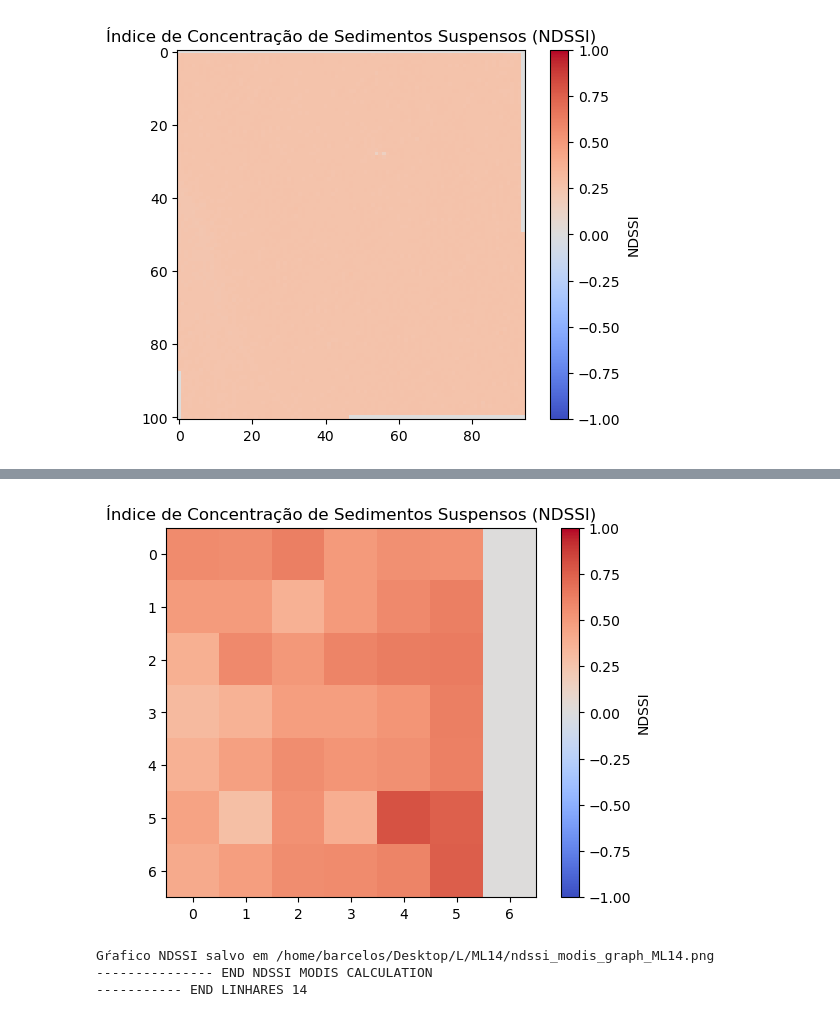
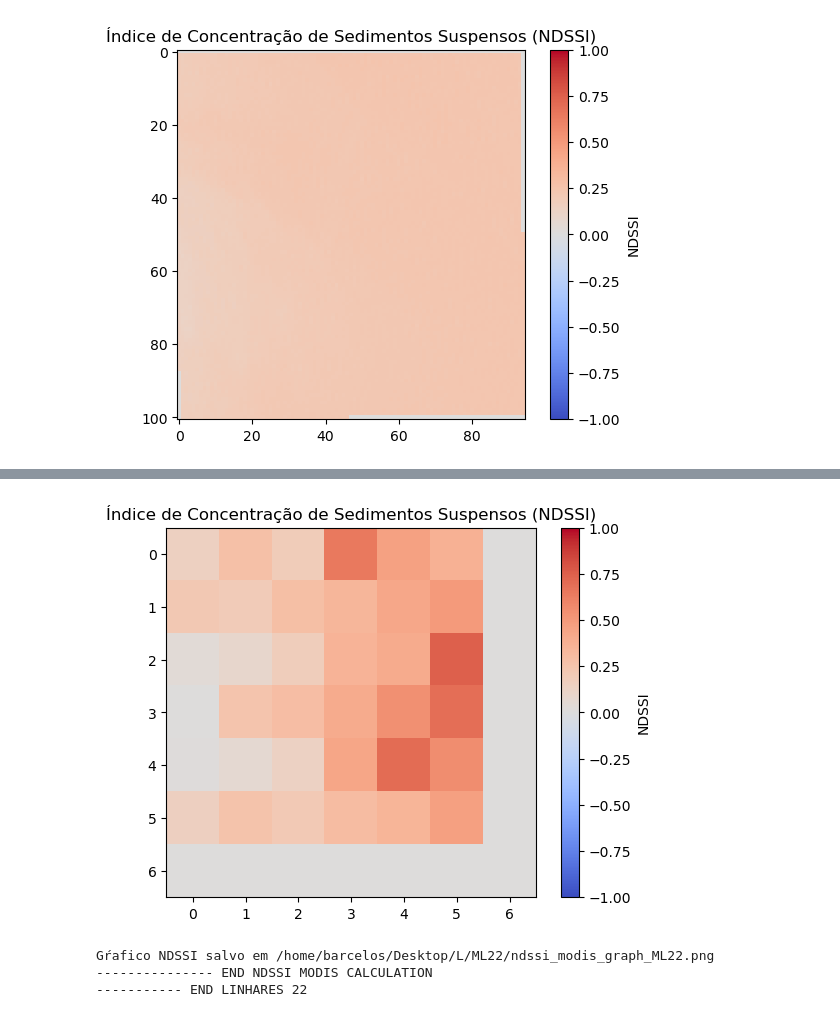
Before and after one commit to mateuspit/tcc2_python, a Jupyter notebook: test.ipynb, the cells around one changed output, grey strips where cells are left out. Cells and saved outputs as stored; diff of their text form; code cells hidden in the pictures.

Commit message:
linhares done

```diff
--- a/test.ipynb
+++ b/test.ipynb
@@ -7,20 +7,82 @@ caminhos_imagens_OLI_L14 = [
     '/home/barcelos/Desktop/L/LL14/LC08_L1TP_215074_20141229_20200910_02_T1_B4.TIF',
     '/home/barcelos/Desktop/L/LL14/LC08_L1TP_215074_20141229_20200910_02_T1_B5.TIF'
 ]
-
 caminhos_imagens_MODIS_L14 = [
     '/home/barcelos/Desktop/L/ML14/ML14/2014-11-29-00:00_2014-11-29-23:59_MODIS_B1.TIF',
     '/home/barcelos/Desktop/L/ML14/ML14/2014-11-29-00:00_2014-11-29-23:59_MODIS_B2.TIF',
     '/home/barcelos/Desktop/L/ML14/ML14/2014-11-29-00:00_2014-11-29-23:59_MODIS_B3.TIF',
     '/home/barcelos/Desktop/L/ML14/ML14/2014-11-29-00:00_2014-11-29-23:59_MODIS_B4.TIF'
 ]
+diretorio_destino_pai_OLI_L14 = '/home/barcelos/Desktop/L/LL14/'
+diretorio_destino_pai_MODIS_L14 = '/home/barcelos/Desktop/L/ML14/'
+
+
+caminhos_imagens_OLI_L15 = [
+    '/home/barcelos/Desktop/L/LL15/LC08_L1TP_215074_20151216_20200908_02_T1_B2.TIF',
+    '/home/barcelos/Desktop/L/LL15/LC08_L1TP_215074_20151216_20200908_02_T1_B3.TIF',
+    '/home/barcelos/Desktop/L/LL15/LC08_L1TP_215074_20151216_20200908_02_T1_B4.TIF',
+    '/home/barcelos/Desktop/L/LL15/LC08_L1TP_215074_20151216_20200908_02_T1_B5.TIF'
+]
+caminhos_imagens_MODIS_L15 = [
+    '/home/barcelos/Desktop/L/ML15/ML15/2015-12-16-00:00_2015-12-16-23:59_MODIS_B1.TIF',
+    '/home/barcelos/Desktop/L/ML15/ML15/2015-12-16-00:00_2015-12-16-23:59_MODIS_B2.TIF',
+    '/home/barcelos/Desktop/L/ML15/ML15/2015-12-16-00:00_2015-12-16-23:59_MODIS_B3.TIF',
+    '/home/barcelos/Desktop/L/ML15/ML15/2015-12-16-00:00_2015-12-16-23:59_MODIS_B4.TIF'
+]
+diretorio_destino_pai_OLI_L15 = '/home/barcelos/Desktop/L/LL15/'
+diretorio_destino_pai_MODIS_L15 = '/home/barcelos/Desktop/L/ML15/'
+
+
+caminhos_imagens_OLI_L16 = [
+    '/home/barcelos/Desktop/L/LL16/LC08_L1TP_215074_20161218_20200905_02_T1_B2.TIF',
+    '/home/barcelos/Desktop/L/LL16/LC08_L1TP_215074_20161218_20200905_02_T1_B3.TIF',
+    '/home/barcelos/Desktop/L/LL16/LC08_L1TP_215074_20161218_20200905_02_T1_B4.TIF',
+    '/home/barcelos/Desktop/L/LL16/LC08_L1TP_215074_20161218_20200905_02_T1_B5.TIF'
+]
+caminhos_imagens_MODIS_L16 = [
+    '/home/barcelos/Desktop/L/ML16/ML16/2016-12-18-00:00_2016-12-18-23:59_MODIS_B1.TIF',
+    '/home/barcelos/Desktop/L/ML16/ML16/2016-12-18-00:00_2016-12-18-23:59_MODIS_B2.TIF',
+    '/home/barcelos/Desktop/L/ML16/ML16/2016-12-18-00:00_2016-12-18-23:59_MODIS_B3.TIF',
+    '/home/barcelos/Desktop/L/ML16/ML16/2016-12-18-00:00_2016-12-18-23:59_MODIS_B4.TIF'
+]
+diretorio_destino_pai_OLI_L16 = '/home/barcelos/Desktop/L/LL16/'
+diretorio_destino_pai_MODIS_L16 = '/home/barcelos/Desktop/L/ML16/'
+
+
+caminhos_imagens_OLI_L22 = [
+    '/home/barcelos/Desktop/L/LL22/LC09_L1TP_215074_20221211_20230318_02_T1_B2.TIF',
+    '/home/barcelos/Desktop/L/LL22/LC09_L1TP_215074_20221211_20230318_02_T1_B3.TIF',
+    '/home/barcelos/Desktop/L/LL22/LC09_L1TP_215074_20221211_20230318_02_T1_B4.TIF',
+    '/home/barcelos/Desktop/L/LL22/LC09_L1TP_215074_20221211_20230318_02_T1_B5.TIF'
+]
+caminhos_imagens_MODIS_L22 = [
+    '/home/barcelos/Desktop/L/ML22/ML22/2022-12-11-00:00_2022-12-11-23:59_MODIS_B1.TIF',
+    '/home/barcelos/Desktop/L/ML22/ML22/2022-12-11-00:00_2022-12-11-23:59_MODIS_B2.TIF',
+    '/home/barcelos/Desktop/L/ML22/ML22/2022-12-11-00:00_2022-12-11-23:59_MODIS_B3.TIF',
+    '/home/barcelos/Desktop/L/ML22/ML22/2022-12-11-00:00_2022-12-11-23:59_MODIS_B4.TIF'
+]
+diretorio_destino_pai_OLI_L22 = '/home/barcelos/Desktop/L/LL22/'
+diretorio_destino_pai_MODIS_L22 = '/home/barcelos/Desktop/L/ML22/'
+
 
 caminho_shapefile_L = '/home/barcelos/Desktop/AOI/AOI2.shp'
 
-diretorio_destino_pai_OLI_L14 = '/home/barcelos/Desktop/L/LL14/'
-diretorio_destino_pai_MODIS_L14 = '/home/barcelos/Desktop/L/ML14/'
 
-print('----------- BEGIN LINHARES 14')
-resultados_L14 = processar_imagens(caminhos_imagens_OLI_L14, caminhos_imagens_MODIS_L14, caminho_shapefile_L, diretorio_destino_pai_OLI_L14, diretorio_destino_pai_MODIS_L14)
-print('----------- END LINHARES 14')
+#print('----------- BEGIN LINHARES 14')
+#resultados_L14 = processar_imagens(caminhos_imagens_OLI_L14, caminhos_imagens_MODIS_L14, caminho_shapefile_L, diretorio_destino_pai_OLI_L14, diretorio_destino_pai_MODIS_L14)
+#print('----------- END LINHARES 14')
+
+
+#print('----------- BEGIN LINHARES 15')
+#resultados_L15 = processar_imagens(caminhos_imagens_OLI_L15, caminhos_imagens_MODIS_L15, caminho_shapefile_L, diretorio_destino_pai_OLI_L15, diretorio_destino_pai_MODIS_L15)
+#print('----------- END LINHARES 15')
+
+
+#print('----------- BEGIN LINHARES 16')
+#resultados_L16 = processar_imagens(caminhos_imagens_OLI_L16, caminhos_imagens_MODIS_L16, caminho_shapefile_L, diretorio_destino_pai_OLI_L16, diretorio_destino_pai_MODIS_L16)
+#print('----------- END LINHARES 16')
+
+#print('----------- BEGIN LINHARES 22')
+#resultados_L22 = processar_imagens(caminhos_imagens_OLI_L22, caminhos_imagens_MODIS_L22, caminho_shapefile_L, diretorio_destino_pai_OLI_L22, diretorio_destino_pai_MODIS_L22)
+#print('----------- END LINHARES 22')
 # %% [output]
@@ -117,4 +179,4 @@ Min value in ndssi: 0.2845332414743369
-[figure, old version]
+[figure, new version]
-Gŕafico NDSSI salvo em /home/barcelos/Desktop/L/ML14/ndssi_modis_graph_ML14.png
+Gŕafico NDSSI salvo em /home/barcelos/Desktop/L/ML22/ndssi_modis_graph_ML22.png
 --------------- END NDSSI MODIS CALCULATION
------------ END LINHARES 14
+----------- END LINHARES 22
```
Also changed, not shown: parts of 1 cell of this notebook, 1 other file.
